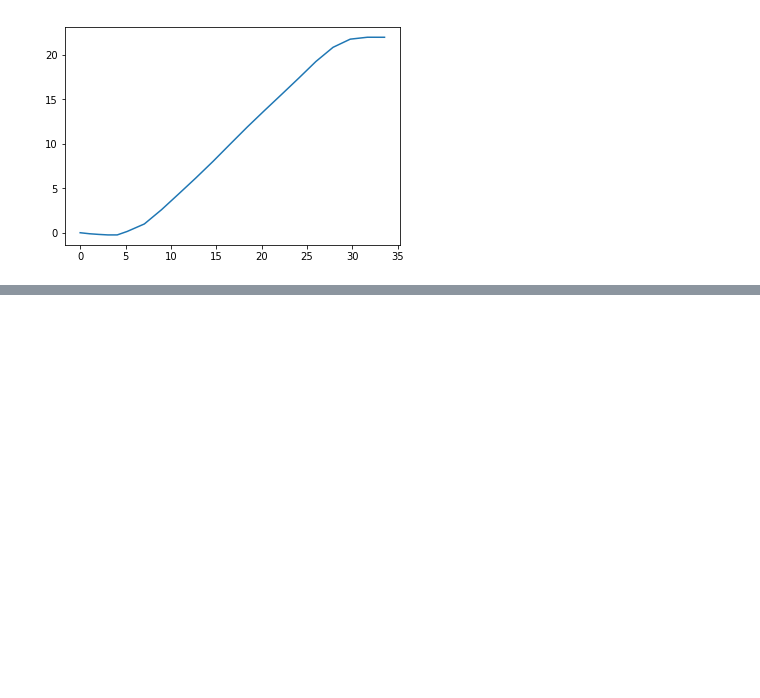
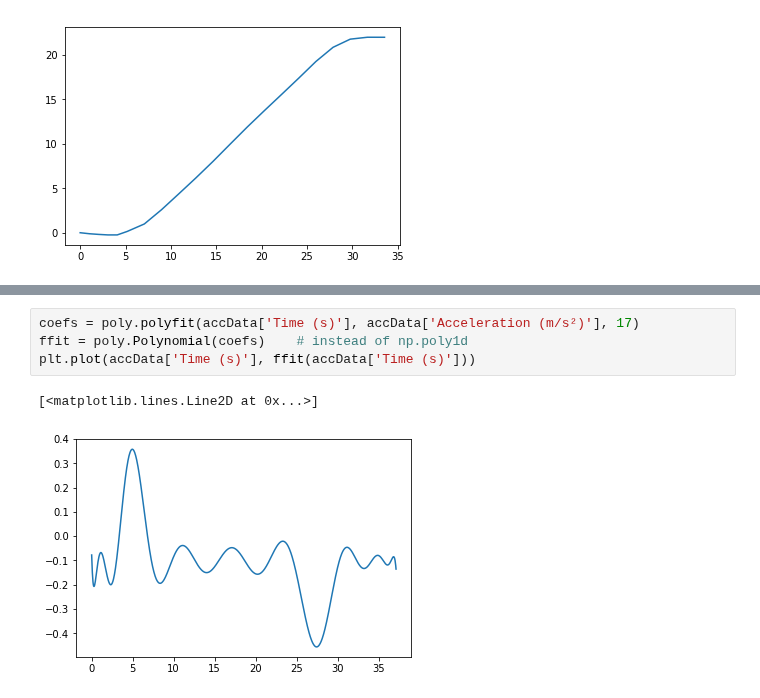
Before and after one commit to darenegade/modellbildung, a Jupyter notebook: Abgabe1/Abgabe1.ipynb, the cells around one changed output, grey strips where cells are left out. Saved outputs shown, nothing was run; the diff lists cells and outputs as text; blank space fills up the shorter version.

```diff
--- a/Abgabe1/Abgabe1.ipynb
+++ b/Abgabe1/Abgabe1.ipynb
@@ -22,0 +32,7 @@ plt.plot(pvData['Time (s)'], pvData['Height (m)'])
+# %%
+coefs = poly.polyfit(accData['Time (s)'], accData['Acceleration (m/s²)'], 17)
+ffit = poly.Polynomial(coefs)    # instead of np.poly1d
+plt.plot(accData['Time (s)'], ffit(accData['Time (s)']))
+# %% [output]
+[<matplotlib.lines.Line2D at 0x...>]
+[figure, added]
```
Also changed, not shown: parts of 2 cells of this notebook.
